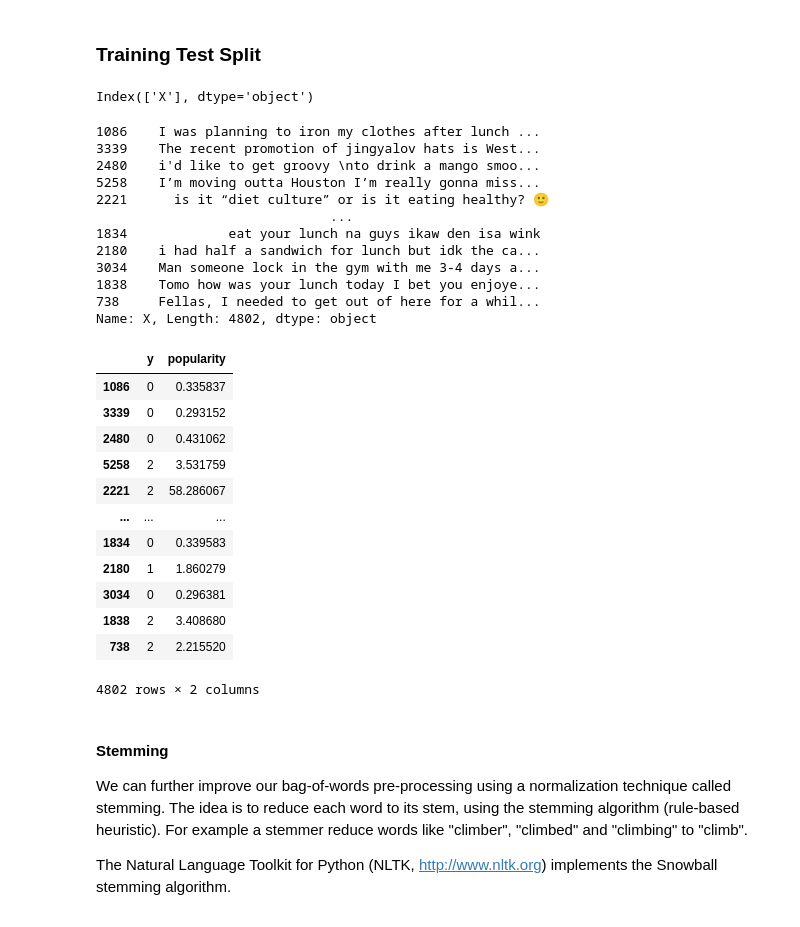
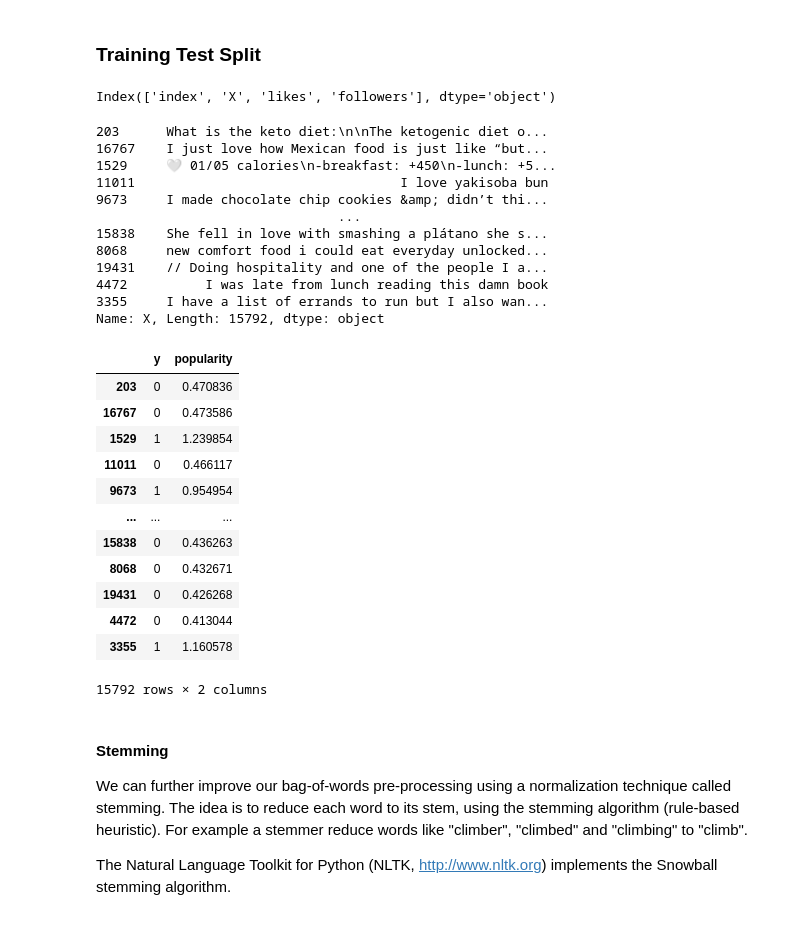
Before and after one commit to giemsei/dssc-ml, a Jupyter notebook: preprocessing.ipynb, the cells around one changed output. Drawn from its saved outputs; the diff is of its cells as text; code cells hidden in the pictures.

```diff
--- a/preprocessing.ipynb
+++ b/preprocessing.ipynb
@@ -30,12 +30,12 @@ df = df.rename(columns={"Text": "text", "Retweet": "retweet", "Likes": "likes",
 '\npath = "data"\n\n# get the most recent dataset (ordered by the date in the name)\nfilelist = os.listdir("data") # get the list of files\nmatching = [s for s in filelist if "dataset" in s] # filter  ...
 # %%
 #path = "datasets/619439/"
-path = "datasets/710527/"
+path = "datasets/joined/"
 #path = ""
 #df = pd.read_csv(path+"debug_set_614548.csv")
 #df = pd.read_csv(path+"debug_set_619439.csv")
 #df = pd.read_csv(path+"dataset_pop.csv")
-df = pd.read_csv(path+"dataset_pop-by-likes.csv")
+df = pd.read_csv(path+"dataset_pop.csv")
 #df = pd.read_csv(path+"dataset_raw.csv")
 
 
@@ -92,61 +92,61 @@ y_col = ['y', sec_col] ####
 ####y_col = ['y'] ####
 X_cols = df.columns
 X_cols = X_cols.drop(y_col)
 
-X_cols = X_cols.drop('likes')
-X_cols = X_cols.drop('followers')
-X_cols = X_cols.drop('impressions')
+#X_cols = X_cols.drop('likes')
+#X_cols = X_cols.drop('followers')
+#X_cols = X_cols.drop('impressions')
 #X_cols = X_cols.drop('popularity') ####
 
 print(X_cols)
 
 # split data
 X_train, X_test, y_train, y_test = train_test_split(
     df.loc[:,X_cols], df.loc[:,y_col], test_size=0.2, random_state=0, shuffle=True, stratify=df.loc[:,'y'])
 
 # REVIEW THIS:
 X_train = X_train['X']
 X_test = X_test['X']
 
 # backup
 X_train_bak = X_train
 X_test_bak = X_test
 
 y_train_reg = y_train[sec_col]
 y_test_reg = y_test[sec_col]
 
 y_train_clf = y_train['y']
 y_test_clf = y_test['y']
 
 display(X_train)
 display(y_train)
 # %% [output]
-Index(['X'], dtype='object')
+Index(['index', 'X', 'likes', 'followers'], dtype='object')
-1086    I was planning to iron my clothes after lunch ...
-3339    The recent promotion of jingyalov hats is West...
-2480    i'd like to get groovy \nto drink a mango smoo...
-5258    I’m moving outta Houston I’m really gonna miss...
-2221      is it “diet culture” or is it eating healthy? 🙂
-                              ...
-1834             eat your lunch na guys ikaw den isa wink
-2180    i had half a sandwich for lunch but idk the ca...
-3034    Man someone lock in the gym with me 3-4 days a...
-1838    Tomo how was your lunch today I bet you enjoye...
-738     Fellas, I needed to get out of here for a whil...
-Name: X, Length: 4802, dtype: object
+203      What is the keto diet:\n\nThe ketogenic diet o...
+16767    I just love how Mexican food is just like “but...
+1529     🤍 01/05 calories\n⁃breakfast: +450\n⁃lunch: +5...
+11011                                  I love yakisoba bun
+9673     I made chocolate chip cookies &amp; didn’t thi...
+                               ...
+15838    She fell in love with smashing a plátano she s...
+8068     new comfort food i could eat everyday unlocked...
+19431    // Doing hospitality and one of the people I a...
+4472          I was late from lunch reading this damn book
+3355     I have a list of errands to run but I also wan...
+Name: X, Length: 15792, dtype: object
 |  | y | popularity |
-| 1086 | 0 | 0.335837 |
-| 3339 | 0 | 0.293152 |
-| 2480 | 0 | 0.431062 |
-| 5258 | 2 | 3.531759 |
-| 2221 | 2 | 58.286067 |
+| 203 | 0 | 0.470836 |
+| 16767 | 0 | 0.473586 |
+| 1529 | 1 | 1.239854 |
+| 11011 | 0 | 0.466117 |
+| 9673 | 1 | 0.954954 |
 | ... | ... | ... |
-| 1834 | 0 | 0.339583 |
-| 2180 | 1 | 1.860279 |
-| 3034 | 0 | 0.296381 |
-| 1838 | 2 | 3.408680 |
-| 738 | 2 | 2.215520 |
+| 15838 | 0 | 0.436263 |
+| 8068 | 0 | 0.432671 |
+| 19431 | 0 | 0.426268 |
+| 4472 | 0 | 0.413044 |
+| 3355 | 1 | 1.160578 |
-4802 rows × 2 columns
+15792 rows × 2 columns
 # %%
 # SET CLASSIFICATION
 y_train = y_train_clf
```
Also changed, not shown: parts of 12 cells of this notebook.
